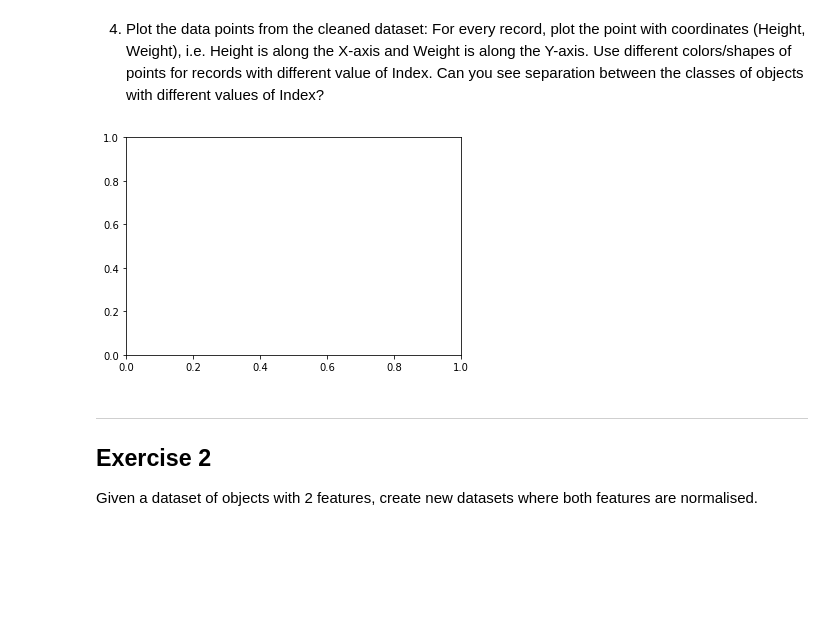
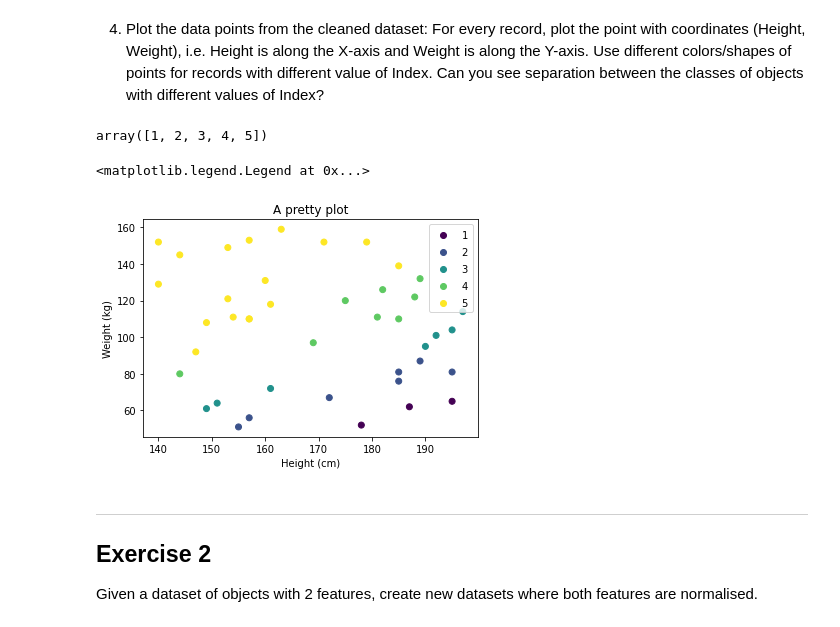
Before and after one commit to StephenTGibson/COMP527-colabNotebooks, a Jupyter notebook: Missing_values,_normalisation,_classifier_evaluation.ipynb, the cells around one changed output. Cells and saved outputs as stored; diff of their text form; code cells hidden in the pictures; blank space fills up the shorter version.

```diff
--- a/Missing_values,_normalisation,_classifier_evaluation.ipynb
+++ b/Missing_values,_normalisation,_classifier_evaluation.ipynb
@@ -77,12 +77,32 @@ meanWeight
 105.0
 # %% [markdown]
 4. Plot the data points from the cleaned dataset: For every record, plot the point with coordinates (Height, Weight), i.e. Height is along the X-axis and Weight is along the Y-axis. Use different colors/shapes of points for records with different value of Index. Can you see separation between the classes of objects with different values of Index?
-# %%
-fig, ax = plt.subplots()
-
-ax = plt.
-# %% [output]
-[figure, removed]
+# %%
+np.unique(cleanDataset[:,3])
+# %% [output]
+array([1, 2, 3, 4, 5])
+# %%
+fig, ax = plt.subplots()
+
+
+ax.set_xlabel('Height (cm)')
+ax.set_ylabel('Weight (kg)')
+ax.set_title('A pretty plot')
+
+ax = ax.scatter(
+    cleanDataset[:,1],
+    cleanDataset[:,2],
+    c = cleanDataset[:,3],
+
+    #label = cleanDataset[:,3]
+    )
+
+
+
+plt.legend(*ax.legend_elements())
+# %% [output]
+<matplotlib.legend.Legend at 0x...>
+[figure, added]
 # %% [markdown]
 ---
 
```
